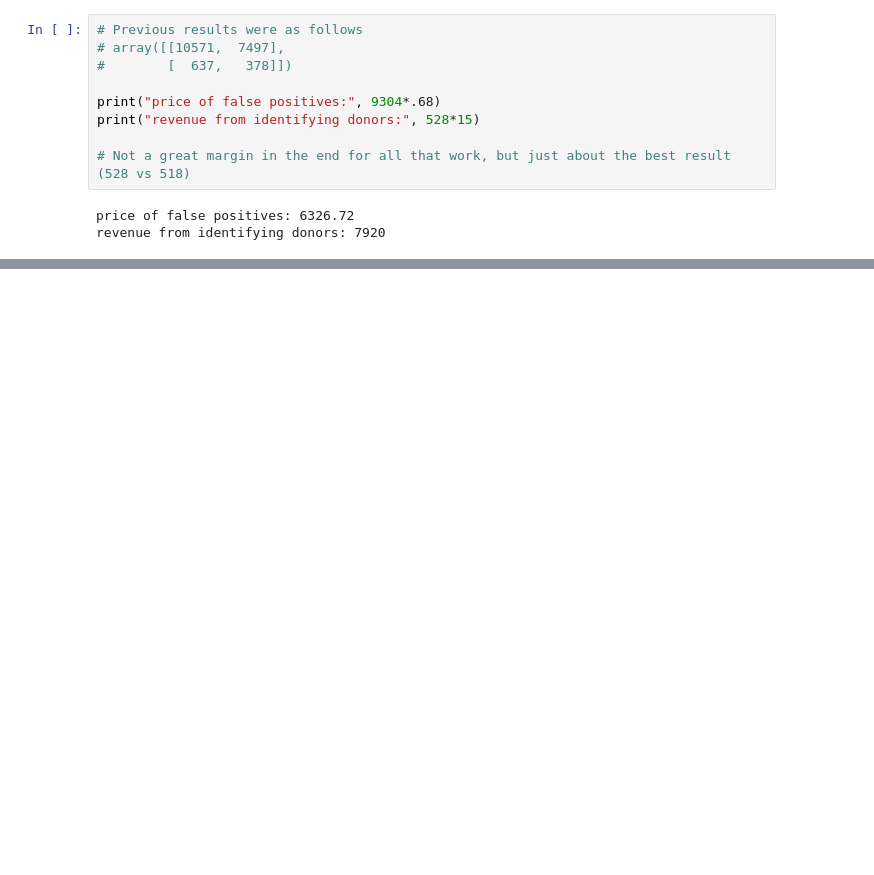
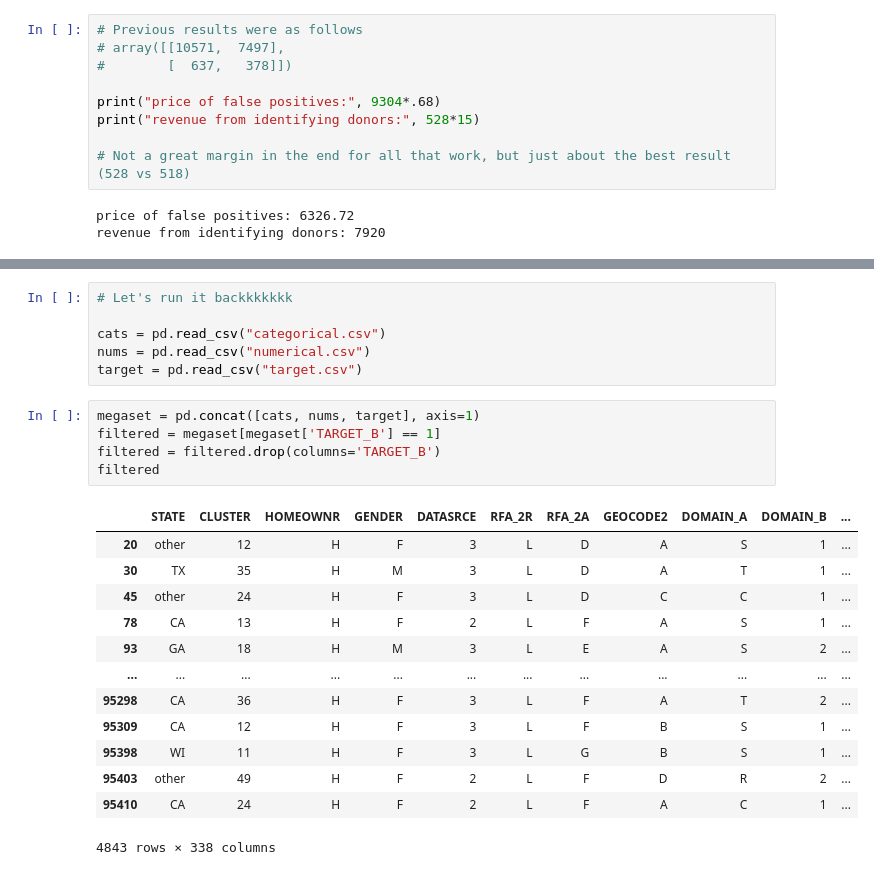
Before and after one commit to TLEvans2/lab-handling-data-imbalance-classification, a Jupyter notebook: Lab | Handling Data Imbalance.ipynb, the cells around one changed output, grey strips where cells are left out. Saved outputs shown, nothing was run; the diff lists cells and outputs as text; blank space fills up the shorter version.

```diff
--- a/Lab | Handling Data Imbalance.ipynb
+++ b/Lab | Handling Data Imbalance.ipynb
@@ -526,0 +550,25 @@ revenue from identifying donors: 7920
+# %%
+# Let's run it backkkkkkk
+
+cats = pd.read_csv("categorical.csv")
+nums = pd.read_csv("numerical.csv")
+target = pd.read_csv("target.csv")
+# %%
+megaset = pd.concat([cats, nums, target], axis=1)
+filtered = megaset[megaset['TARGET_B'] == 1]
+filtered = filtered.drop(columns='TARGET_B')
+filtered
+# %% [output]
+|  | STATE | CLUSTER | HOMEOWNR | GENDER | DATASRCE | RFA_2R | RFA_2A | GEOCODE2 | DOMAIN_A | DOMAIN_B | ... |
+| 20 | other | 12 | H | F | 3 | L | D | A | S | 1 | ... |
+| 30 | TX | 35 | H | M | 3 | L | D | A | T | 1 | ... |
+| 45 | other | 24 | H | F | 3 | L | D | C | C | 1 | ... |
+| 78 | CA | 13 | H | F | 2 | L | F | A | S | 1 | ... |
+| 93 | GA | 18 | H | M | 3 | L | E | A | S | 2 | ... |
+| ... | ... | ... | ... | ... | ... | ... | ... | ... | ... | ... | ... |
+| 95298 | CA | 36 | H | F | 3 | L | F | A | T | 2 | ... |
+| 95309 | CA | 12 | H | F | 3 | L | F | B | S | 1 | ... |
+| 95398 | WI | 11 | H | F | 3 | L | G | B | S | 1 | ... |
+| 95403 | other | 49 | H | F | 2 | L | F | D | R | 2 | ... |
+| 95410 | CA | 24 | H | F | 2 | L | F | A | C | 1 | ... |
+4843 rows × 338 columns
```
Also changed, not shown: parts of 22 cells of this notebook.
